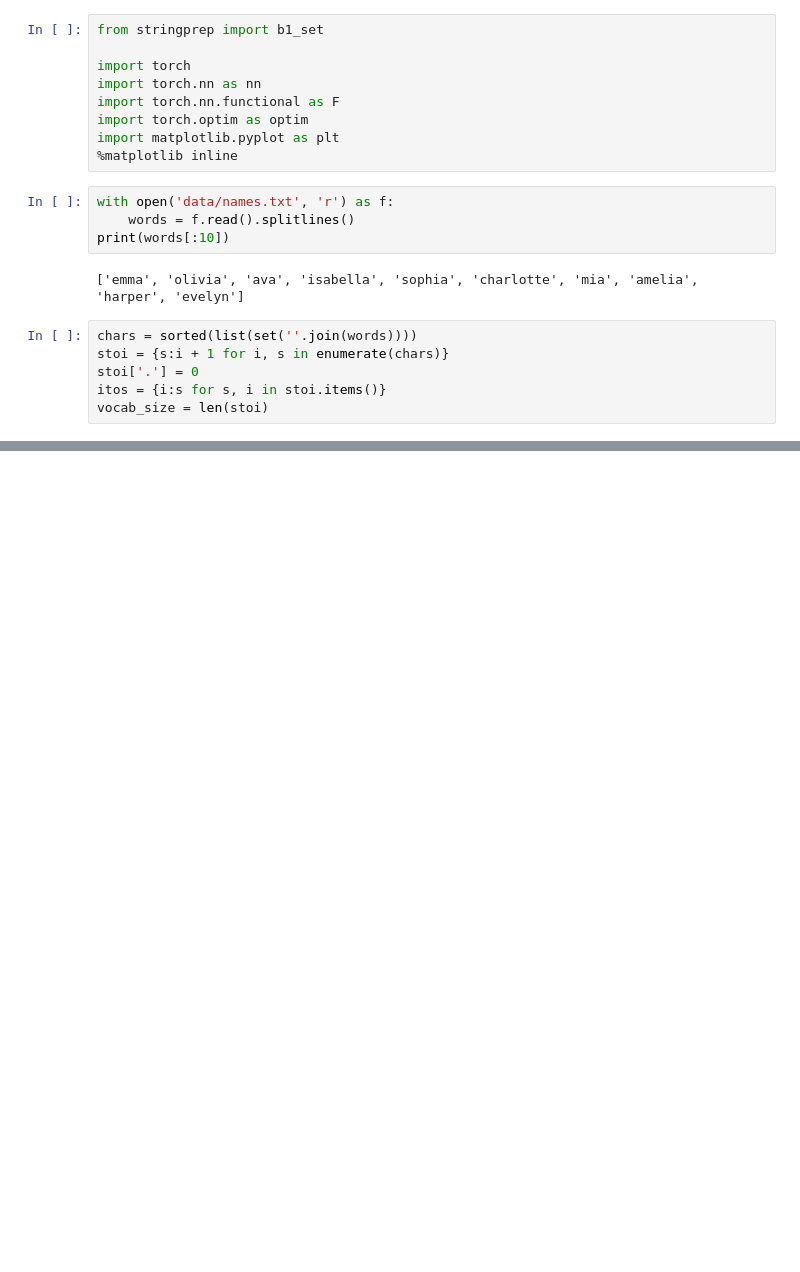
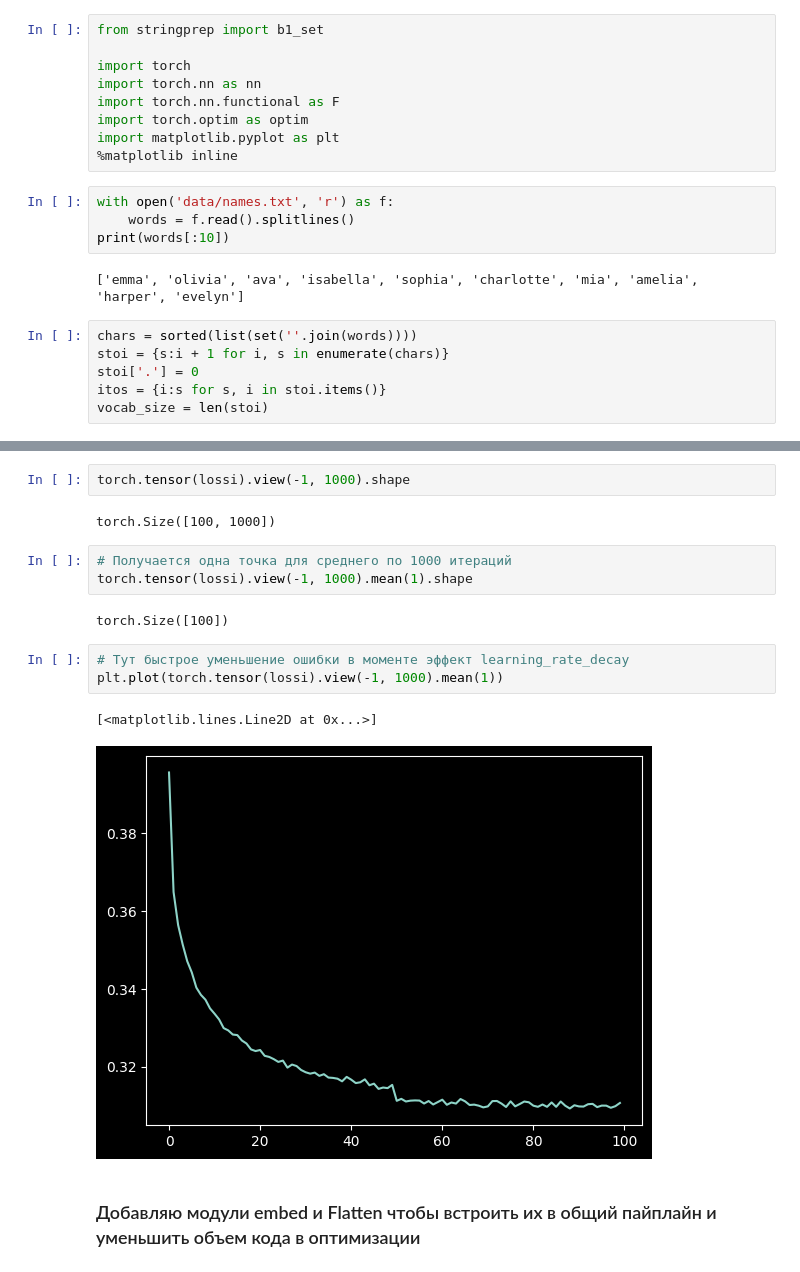
Before and after one commit to GrigoriiMoroz/MakeMore, a Jupyter notebook: 05_Build_A_WaveNet.ipynb, the cells around one changed output, grey strips where cells are left out. Saved outputs shown, nothing was run; the diff lists cells and outputs as text; blank space fills up the shorter version.

```diff
--- a/05_Build_A_WaveNet.ipynb
+++ b/05_Build_A_WaveNet.ipynb
@@ -21,0 +316,17 @@ vocab_size = len(stoi)
+# %%
+torch.tensor(lossi).view(-1, 1000).shape
+# %% [output]
+torch.Size([100, 1000])
+# %%
+# Получается одна точка для среднего по 1000 итераций
+torch.tensor(lossi).view(-1, 1000).mean(1).shape
+# %% [output]
+torch.Size([100])
+# %%
+# Тут быстрое уменьшение ошибки в моменте эффект learning_rate_decay
+plt.plot(torch.tensor(lossi).view(-1, 1000).mean(1))
+# %% [output]
+[<matplotlib.lines.Line2D at 0x...>]
+[figure, added]
+# %% [markdown]
+### Добавляю модули embed и Flatten чтобы встроить их в общий пайплайн и уменьшить объем кода в оптимизации
```
Also changed, not shown: parts of 25 cells of this notebook, 2 other files.
